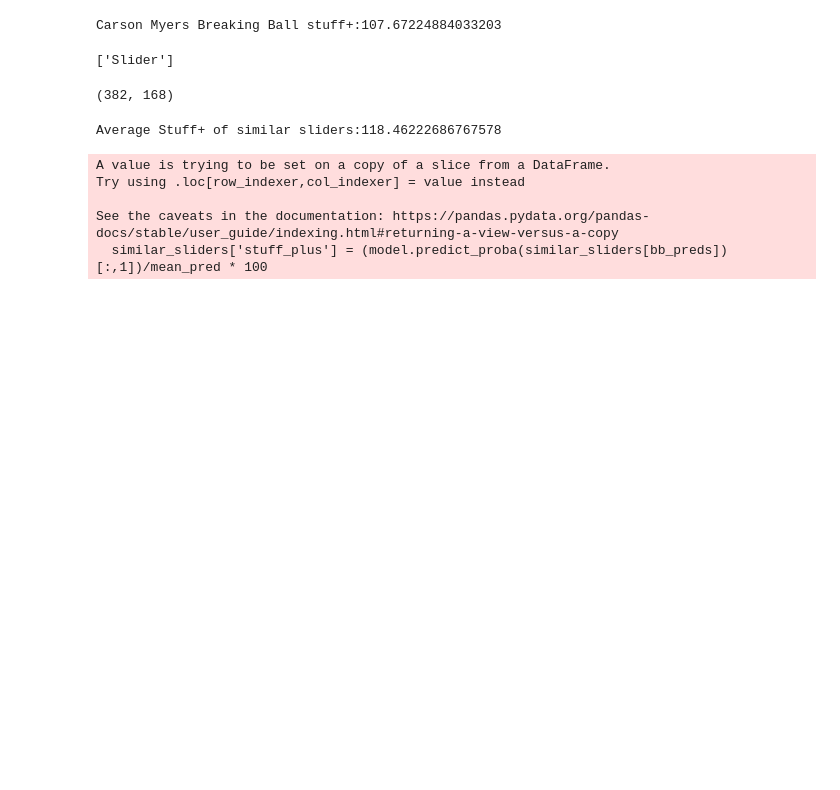
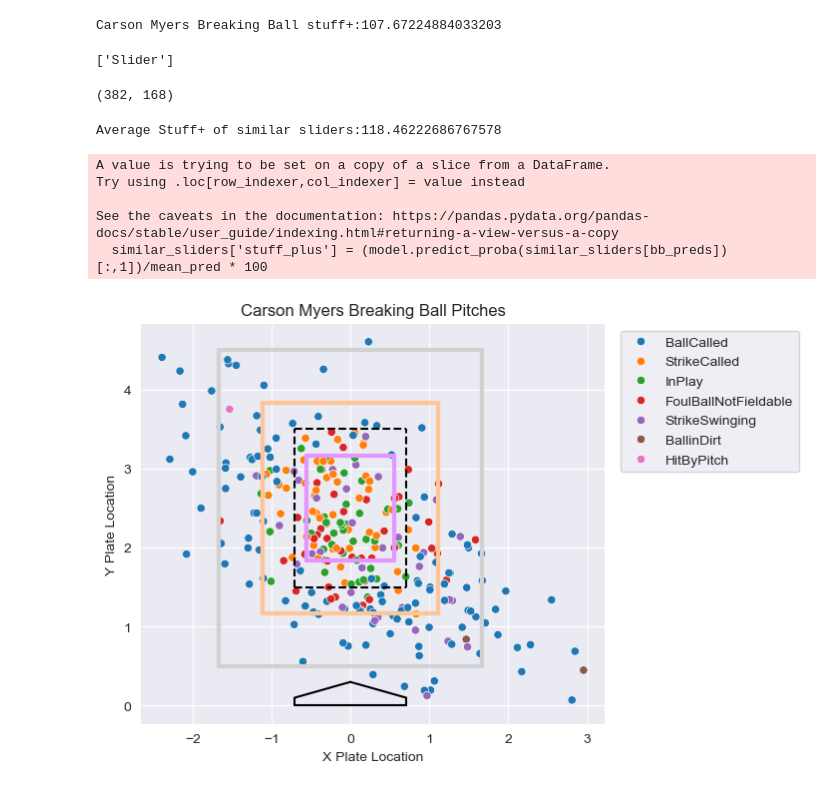
Before and after one commit to charlesbenfer/stuff_plus, a Jupyter notebook: case_studies/best_breakingball.ipynb, the cells around one changed output. Drawn from its saved outputs; the diff is of its cells as text; code cells hidden in the pictures; blank space fills up the shorter version.

Commit message:
graph changes

```diff
--- a/case_studies/best_breakingball.ipynb
+++ b/case_studies/best_breakingball.ipynb
@@ -128,0 +168,17 @@ See the caveats in the documentation: https://pandas.pydata.org/pandas-docs/stab
+# %%
+fig = plt.figure(figsize=(6,9))
+fig = sns.scatterplot(data=c_myers, x='PlateLocSide', y='PlateLocHeight',
+                      hue='PitchCall')
+
+draw_sz(ls='k--')
+draw_home_plate(False)
+draw_attack_zones()
+fig.set_aspect('equal')
+plt.legend(bbox_to_anchor=(1.02,1), loc=2)
+sns.despine(left=True, bottom=True)
+plt.title('Carson Myers Breaking Ball Pitches')
+plt.xlabel('X Plate Location')
+plt.ylabel('Y Plate Location')
+plt.show()
+# %% [output]
+[figure, added]
```
Also changed, not shown: parts of 2 cells of this notebook, 3 other files.
